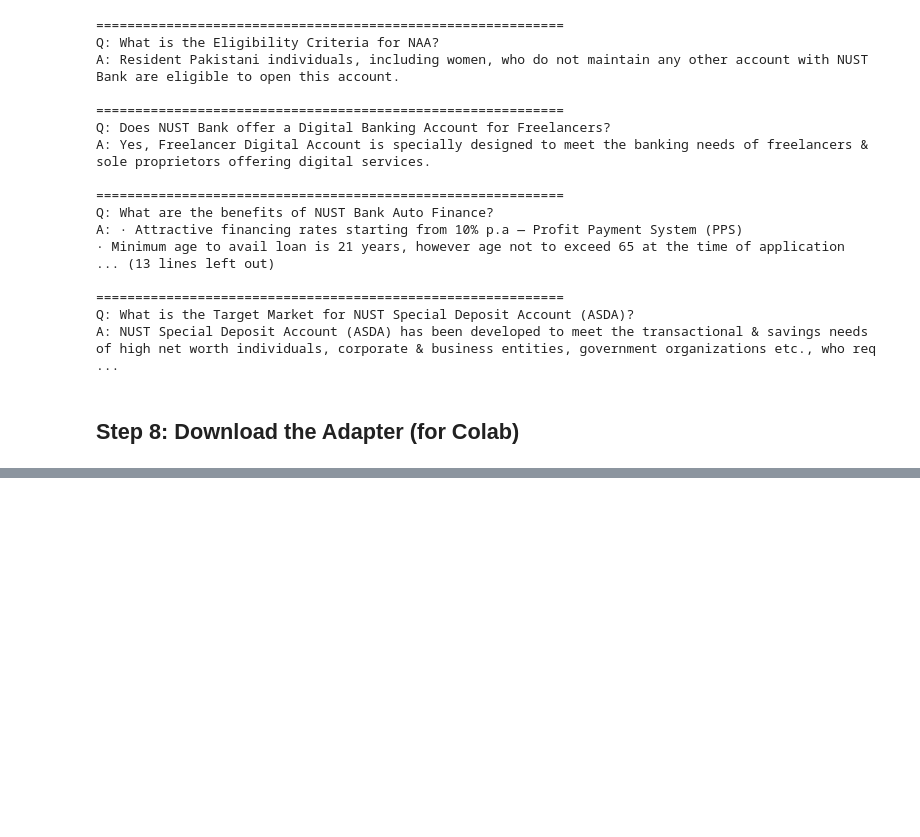
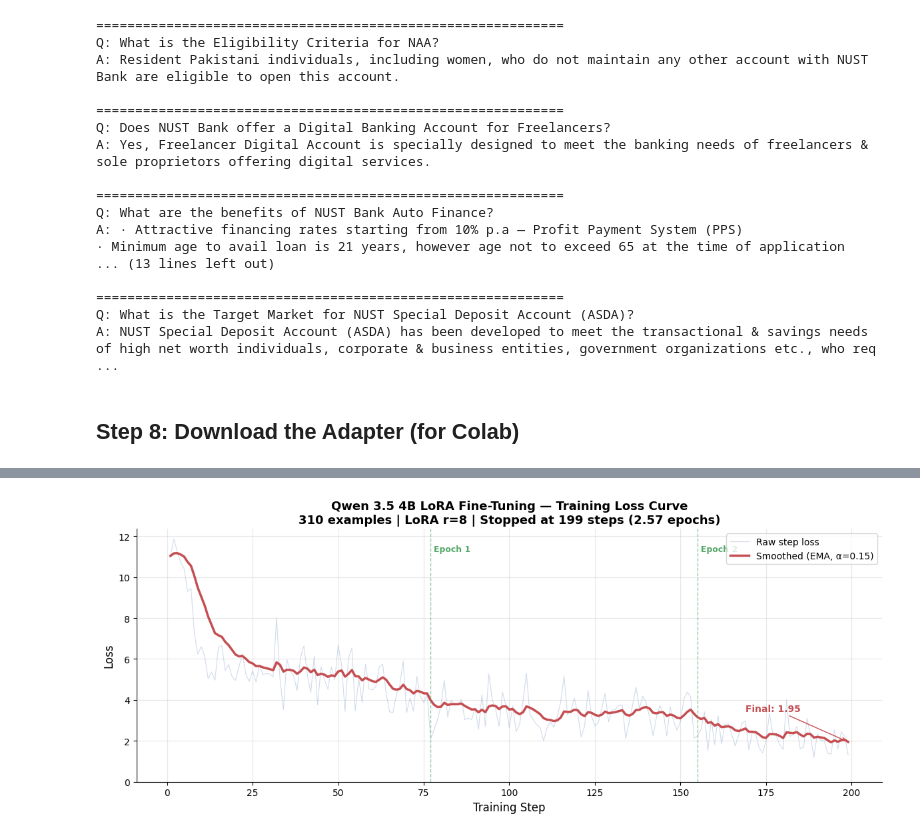
Before and after one commit to musfirbaig/LLM_Project, a Jupyter notebook: llm_project_finetuning_fixed.ipynb, the cells around one changed output, grey strips where cells are left out. Cells and saved outputs as stored; diff of their text form; code cells hidden in the pictures; blank space fills up the shorter version.

```diff
--- a/llm_project_finetuning_fixed.ipynb
+++ b/llm_project_finetuning_fixed.ipynb
@@ -381,0 +394,86 @@ else:
+# %%
+import matplotlib.pyplot as plt
+import numpy as np
+import matplotlib
+matplotlib.rcParams['font.family'] = 'DejaVu Sans'
+
+# Load training losses
+steps, losses = [], []
+with open('training_step_losses.txt', 'r') as f:
+    for line in f:
+        line = line.strip()
+        if not line or line.startswith('Step'):
+            continue
+        parts = line.split('\t')
+        if len(parts) == 2:
+            steps.append(int(parts[0]))
+            losses.append(float(parts[1]))
+
+steps = np.array(steps)
+losses = np.array(losses)
+
+# Smoothed loss (exponential moving average)
+def ema(data, alpha=0.15):
+    smoothed = np.zeros_like(data)
+    smoothed[0] = data[0]
+    for i in range(1, len(data)):
+        smoothed[i] = alpha * data[i] + (1 - alpha) * smoothed[i-1]
+    return smoothed
+
+smoothed = ema(losses)
+
+# Calculate epoch boundaries (310 examples, batch=1, grad_accum=4 → 77.5 steps/epoch)
+steps_per_epoch = 310 / 4  # 77.5
+total_epochs_completed = len(steps) / steps_per_epoch
+
+# ── FIGURE 1: Training Loss Curve ──
+fig, ax = plt.subplots(figsize=(12, 5))
+
+# Raw loss (semi-transparent)
+ax.plot(steps, losses, alpha=0.25, color='#4C72B0', linewidth=0.8, label='Raw step loss')
+
+# Smoothed loss (bold)
+ax.plot(steps, smoothed, color='#C44E52', linewidth=2.5, label='Smoothed (EMA, α=0.15)')
+
+# Epoch boundary lines
+for epoch in range(1, 4):
+    epoch_step = int(epoch * steps_per_epoch)
+    if epoch_step <= len(steps):
+        ax.axvline(x=epoch_step, color='#55A868', linestyle='--', alpha=0.6, linewidth=1)
+        ax.text(epoch_step + 1, max(losses) * 0.95, f'Epoch {epoch}',
+                fontsize=9, color='#55A868', fontweight='bold')
+
+# Styling
+ax.set_xlabel('Training Step', fontsize=12)
+ax.set_ylabel('Loss', fontsize=12)
+ax.set_title('Qwen 3.5 4B LoRA Fine-Tuning — Training Loss Curve\n'
+             f'310 examples | LoRA r=8 | Stopped at {len(steps)} steps ({total_epochs_completed:.2f} epochs)',
+             fontsize=13, fontweight='bold')
+ax.legend(loc='upper right', fontsize=10)
+ax.set_ylim(0, max(losses) + 0.5)
+ax.grid(True, alpha=0.3)
+ax.spines['top'].set_visible(False)
+ax.spines['right'].set_visible(False)
+
+# Annotate final loss
+ax.annotate(f'Final: {smoothed[-1]:.2f}',
+            xy=(steps[-1], smoothed[-1]),
+            xytext=(steps[-1]-30, smoothed[-1]+1.5),
+            arrowprops=dict(arrowstyle='->', color='#C44E52'),
+            fontsize=10, fontweight='bold', color='#C44E52')
+
+plt.tight_layout()
+plt.savefig('training_loss_curve.png', dpi=150, bbox_inches='tight')
+plt.show()
+
+# Print summary stats
+print(f'\n--- Training Summary ---')
+print(f'Total steps:    {len(steps)}')
+print(f'Epochs:         {total_epochs_completed:.2f}')
+print(f'Initial loss:   {losses[0]:.2f}')
+print(f'Final loss:     {losses[-1]:.2f}')
+print(f'Min loss:       {min(losses):.2f} (step {steps[np.argmin(losses)]})')
+print(f'Avg loss (last 20): {np.mean(losses[-20:]):.2f}')
+print(f'Loss reduction: {((losses[0] - np.mean(losses[-20:])) / losses[0] * 100):.1f}%')
+# %% [output]
+[figure, added]
```
Also changed, not shown: parts of 11 cells of this notebook.
